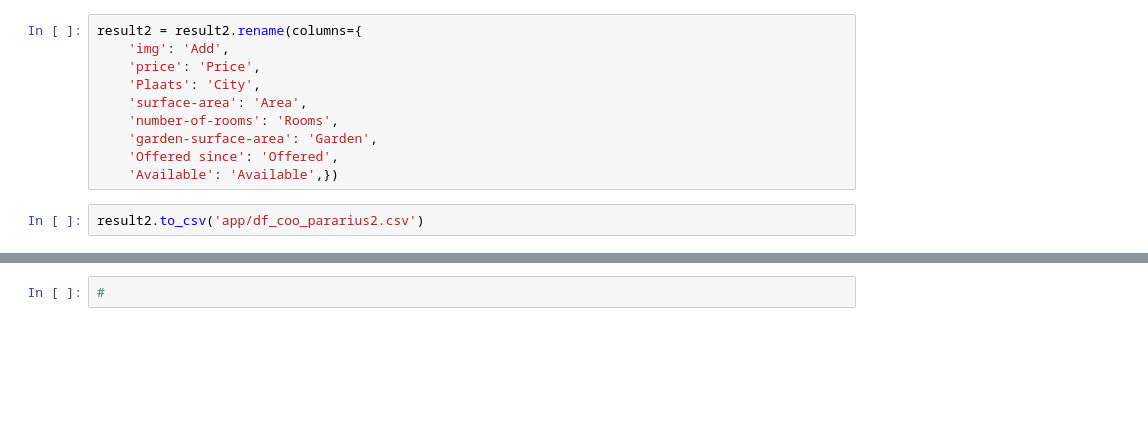
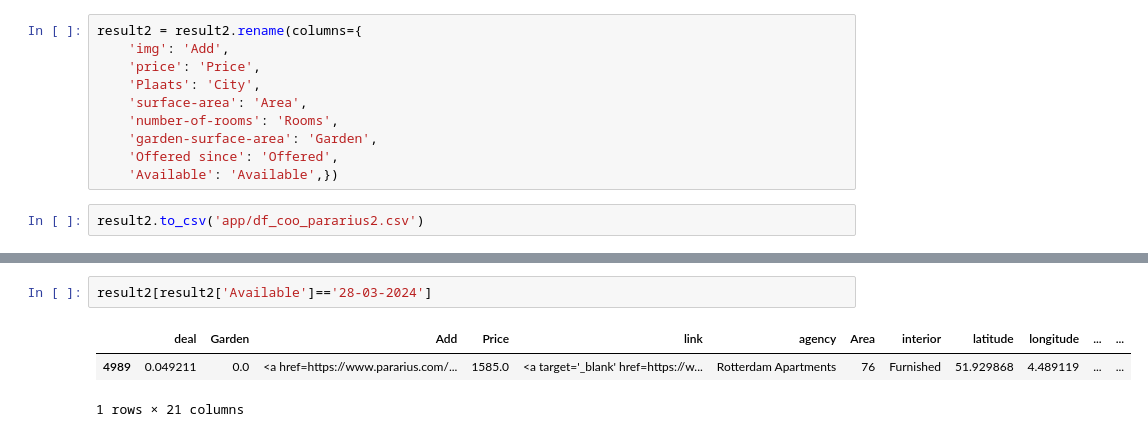
Before and after one commit to erickmattoso/app_house, a Jupyter notebook: 04-get_dates.ipynb, the cells around one changed output, grey strips where cells are left out. Drawn from its saved outputs; the diff is of its cells as text; blank space fills up the shorter version.

```diff
--- a/04-get_dates.ipynb
+++ b/04-get_dates.ipynb
@@ -155,2 +153,6 @@ NameError: name 'qwaszxqwaszx' is not defined
-# %%
-#
+# %%
+result2[result2['Available']=='28-03-2024']
+# %% [output]
+|  | deal | Garden | Add | Price | link | agency | Area | interior | latitude | longitude | ... | ... |
+| 4989 | 0.049211 | 0.0 | <a href=https://www.pararius.com/... | 1585.0 | <a target='_blank' href=https://w... | Rotterdam Apartments | 76 | Furnished | 51.929868 | 4.489119 | ... | ... |
+1 rows × 21 columns
```
Also changed, not shown: parts of 2 cells of this notebook, 7 other files.
